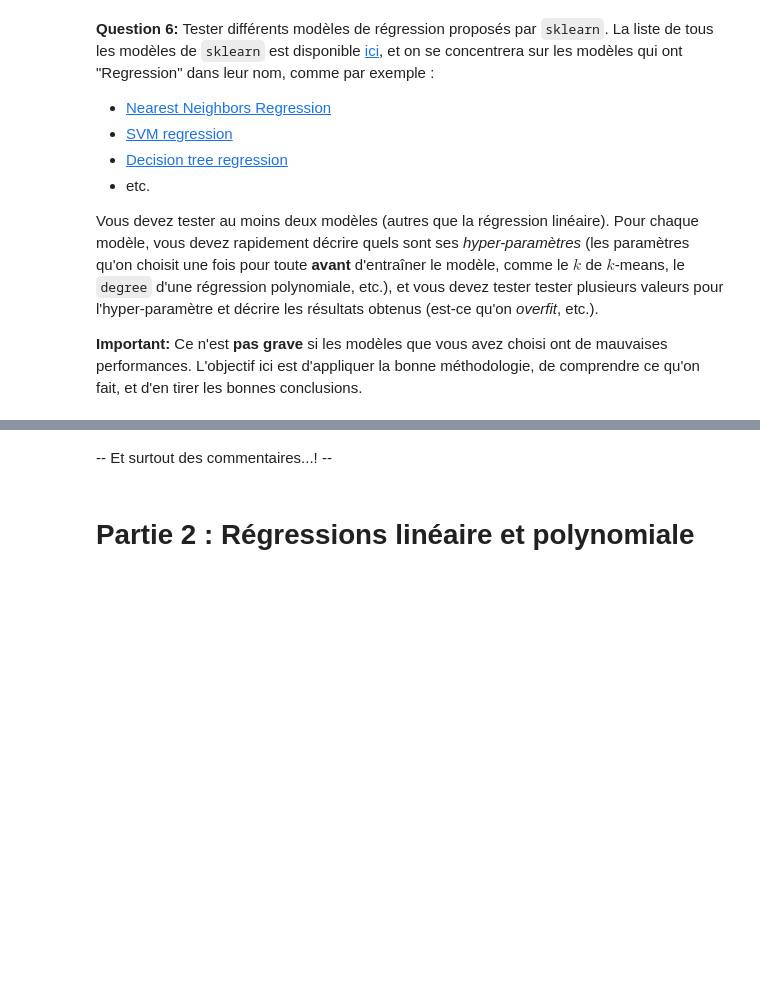
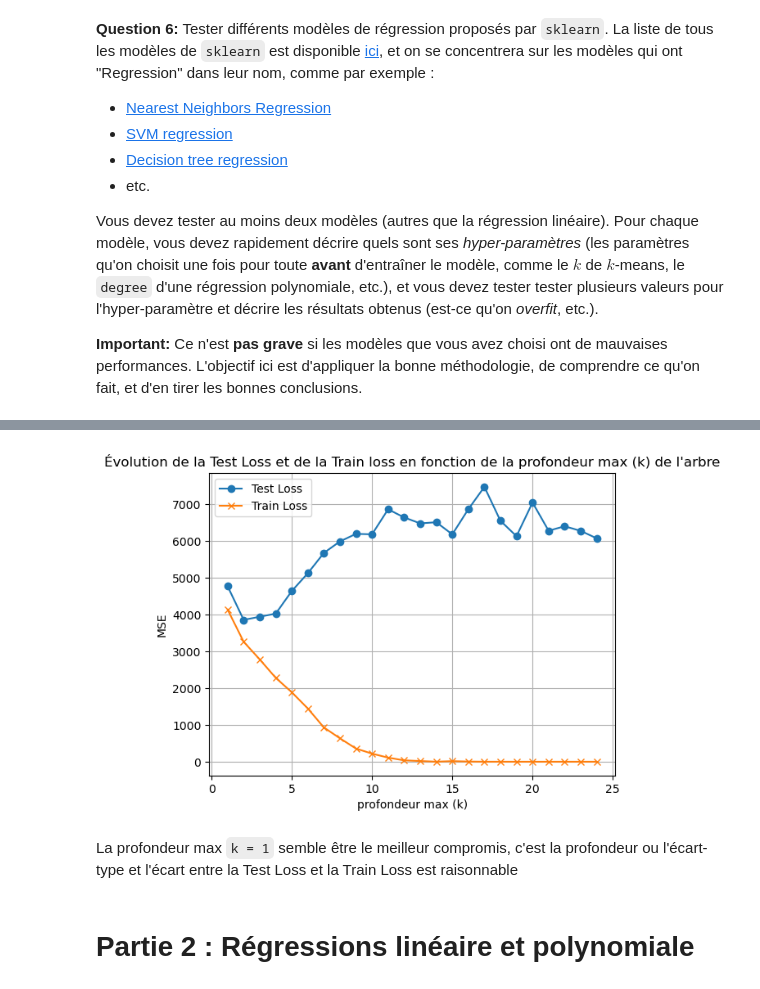
Before and after one commit to se-oumakhlouf/M1, a Jupyter notebook: Machine_Learning/td-3/TP3_regression_v2.ipynb, the cells around one changed output, grey strips where cells are left out. Drawn from its saved outputs; the diff is of its cells as text; code cells hidden in the pictures; blank space fills up the shorter version.

```diff
--- a/Machine_Learning/td-3/TP3_regression_v2.ipynb
+++ b/Machine_Learning/td-3/TP3_regression_v2.ipynb
@@ -223,2 +373,16 @@ Vous devez tester au moins deux modèles (autres que la régression linéaire).
 # %%
-# Encore du code ici...!
+from sklearn.tree import DecisionTreeRegressor
+
+start, end = 1, 25
+mean_losses_tree = list()
+train_losses_tree = list()
+std_losses_tree = list()
+
+for k in range(start, end):
+    print(f"####################### Profondeur max : {k}")
+    model = DecisionTreeRegressor(max_depth=k)
+    mean_loss, std_loss, mean_train_loss = test_model(model, diabetes_X, diabetes_y, 5)
+    mean_losses_tree.append(mean_loss)
+    std_losses_tree.append(std_loss)
+    train_losses_tree.append(mean_train_loss)
+    print()
@@ -225,5 +407,17 @@ Vous devez tester au moins deux modèles (autres que la régression linéaire).
+# %%
+plt.plot(range(start, end), mean_losses_tree, label="Test Loss", marker='o')
+plt.plot(range(start, end), train_losses_tree, label="Train Loss", marker='x')
+
+plt.title('Évolution de la Test Loss et de la Train loss en fonction de la profondeur max (k) de l\'arbre')
+plt.grid(True)
+plt.xlabel('profondeur max (k)')
+plt.ylabel('MSE')
+plt.legend()
+plt.show()
+# %% [output]
+[figure, added]
 # %% [markdown]
--- Et surtout des commentaires...! --
+La profondeur max `k = 1` semble être le meilleur compromis, c'est la profondeur ou l'écart-type et l'écart entre la Test Loss et la Train Loss est raisonnable
 # %% [markdown]
 # Partie 2 : Régressions linéaire et polynomiale
 # %% [markdown]
```
Also changed, not shown: parts of 21 cells of this notebook.
